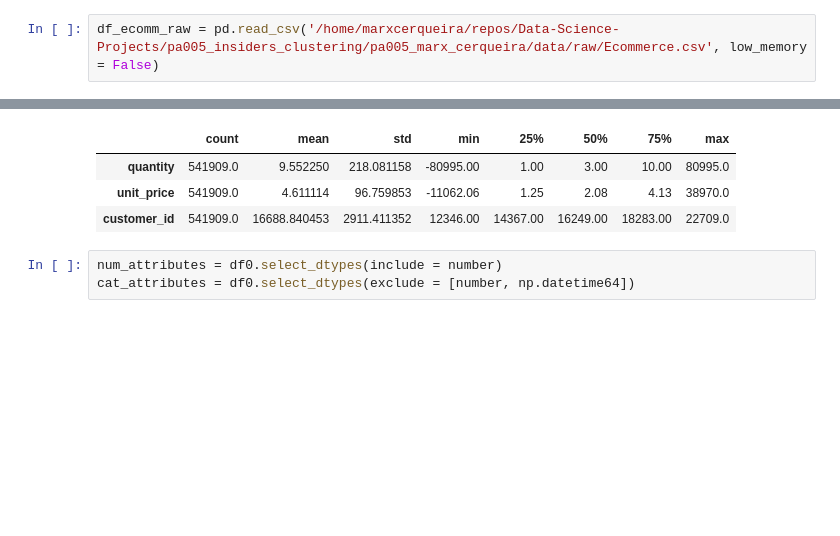
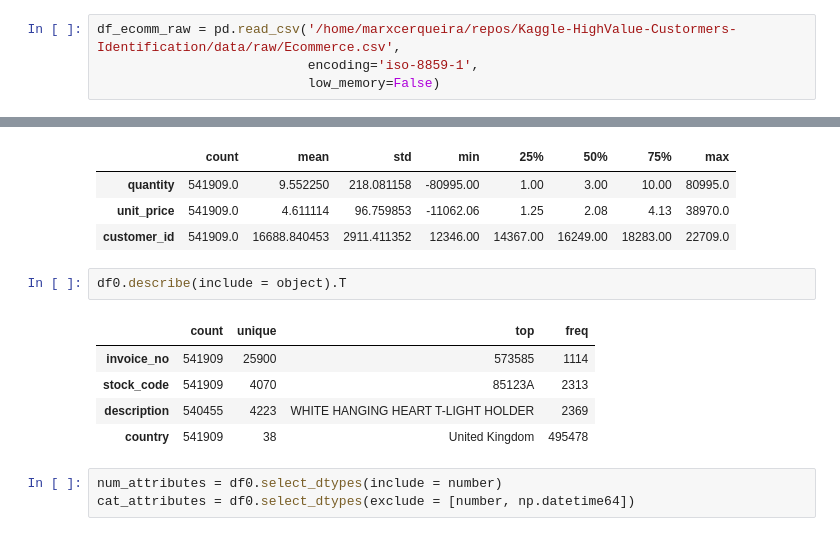
Before and after one commit to marxcerqueira/Kaggle-HighValue-Custormers-Identification, a Jupyter notebook: notebooks/c7.0-mc-model-result.ipynb, the cells around one changed output, grey strips where cells are left out. Saved outputs shown, nothing was run; the diff lists cells and outputs as text; blank space fills up the shorter version.

```diff
--- a/notebooks/c7.0-mc-model-result.ipynb
+++ b/notebooks/c7.0-mc-model-result.ipynb
@@ -228,7 +227,9 @@ Populating the interactive namespace from numpy and matplotlib
 # %% [markdown]
 ## Loading Data
 # %%
-df_ecomm_raw = pd.read_csv('/home/marxcerqueira/repos/Data-Science-Projects/pa005_insiders_clustering/pa005_marx_cerqueira/data/raw/Ecommerce.csv', low_memory = False)
+df_ecomm_raw = pd.read_csv('/home/marxcerqueira/repos/Kaggle-HighValue-Custormers-Identification/data/raw/Ecommerce.csv',
+                           encoding='iso-8859-1',
+                           low_memory=False)
 # %%
 df_ecomm_raw.head()
 # %% [output]
@@ -443,6 +422,14 @@ df0.describe().T
 | quantity | 541909.0 | 9.552250 | 218.081158 | -80995.00 | 1.00 | 3.00 | 10.00 | 80995.0 |
 | unit_price | 541909.0 | 4.611114 | 96.759853 | -11062.06 | 1.25 | 2.08 | 4.13 | 38970.0 |
 | customer_id | 541909.0 | 16688.840453 | 2911.411352 | 12346.00 | 14367.00 | 16249.00 | 18283.00 | 22709.0 |
+# %%
+df0.describe(include = object).T
+# %% [output]
+|  | count | unique | top | freq |
+| invoice_no | 541909 | 25900 | 573585 | 1114 |
+| stock_code | 541909 | 4070 | 85123A | 2313 |
+| description | 540455 | 4223 | WHITE HANGING HEART T-LIGHT HOLDER | 2369 |
+| country | 541909 | 38 | United Kingdom | 495478 |
 # %%
 num_attributes = df0.select_dtypes(include = number)
 cat_attributes = df0.select_dtypes(exclude = [number, np.datetime64])
```
Also changed, not shown: parts of 14 cells of this notebook.
